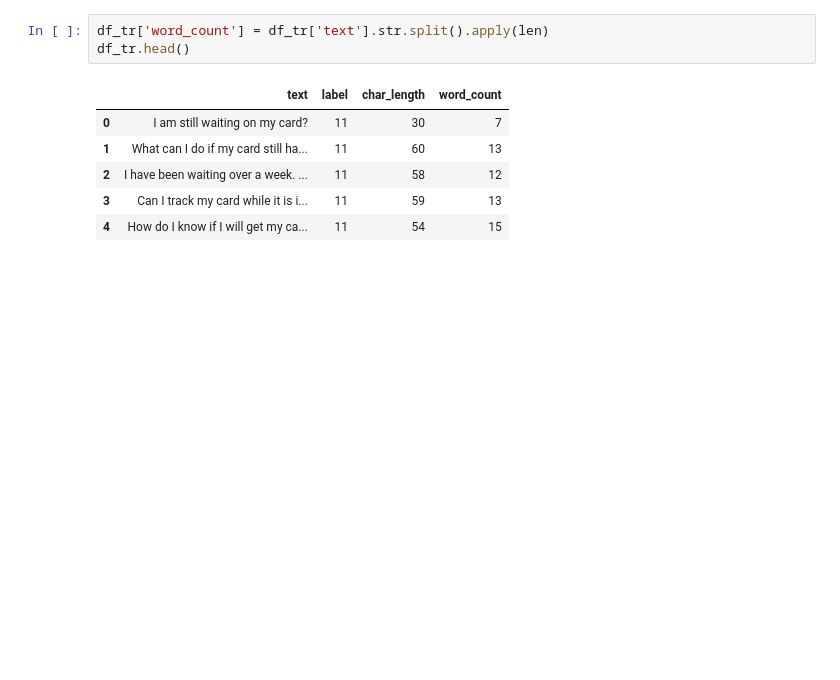
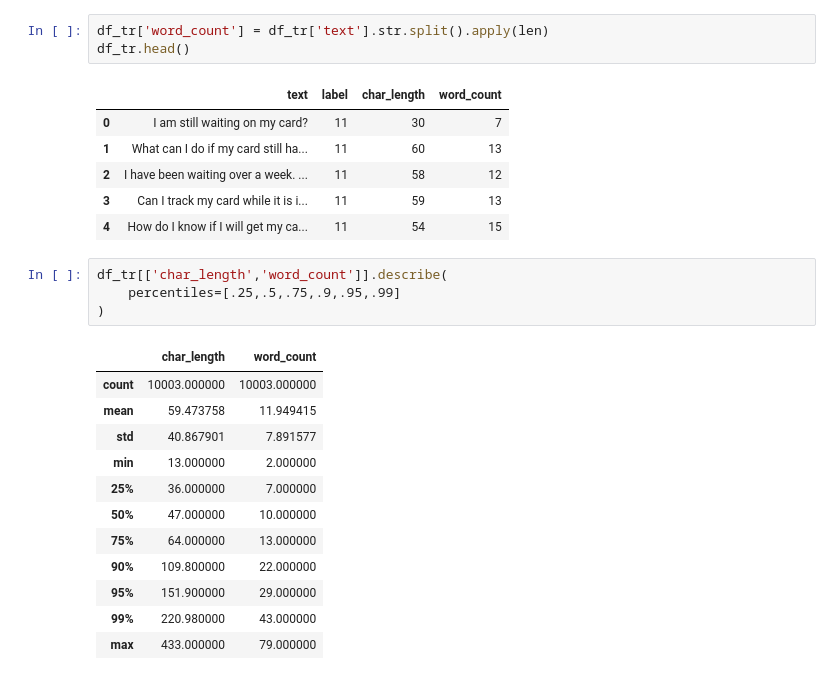
Before and after one commit to somethingaboutyoundme/Banking77-AI-Triage-Service, a Jupyter notebook: notebooks/02_banking_eda.ipynb, the cells around one changed output. Drawn from its saved outputs; the diff is of its cells as text; blank space fills up the shorter version.

```diff
--- a/notebooks/02_banking_eda.ipynb
+++ b/notebooks/02_banking_eda.ipynb
@@ -255,3 +291,20 @@ df_tr.head()
 | 2 | I have been waiting over a week. ... | 11 | 58 | 12 |
 | 3 | Can I track my card while it is i... | 11 | 59 | 13 |
 | 4 | How do I know if I will get my ca... | 11 | 54 | 15 |
+# %%
+df_tr[['char_length','word_count']].describe(
+    percentiles=[.25,.5,.75,.9,.95,.99]
+)
+# %% [output]
+|  | char_length | word_count |
+| count | 10003.000000 | 10003.000000 |
+| mean | 59.473758 | 11.949415 |
+| std | 40.867901 | 7.891577 |
+| min | 13.000000 | 2.000000 |
+| 25% | 36.000000 | 7.000000 |
+| 50% | 47.000000 | 10.000000 |
+| 75% | 64.000000 | 13.000000 |
+| 90% | 109.800000 | 22.000000 |
+| 95% | 151.900000 | 29.000000 |
+| 99% | 220.980000 | 43.000000 |
+| max | 433.000000 | 79.000000 |
```
Also changed, not shown: parts of 24 cells of this notebook.
